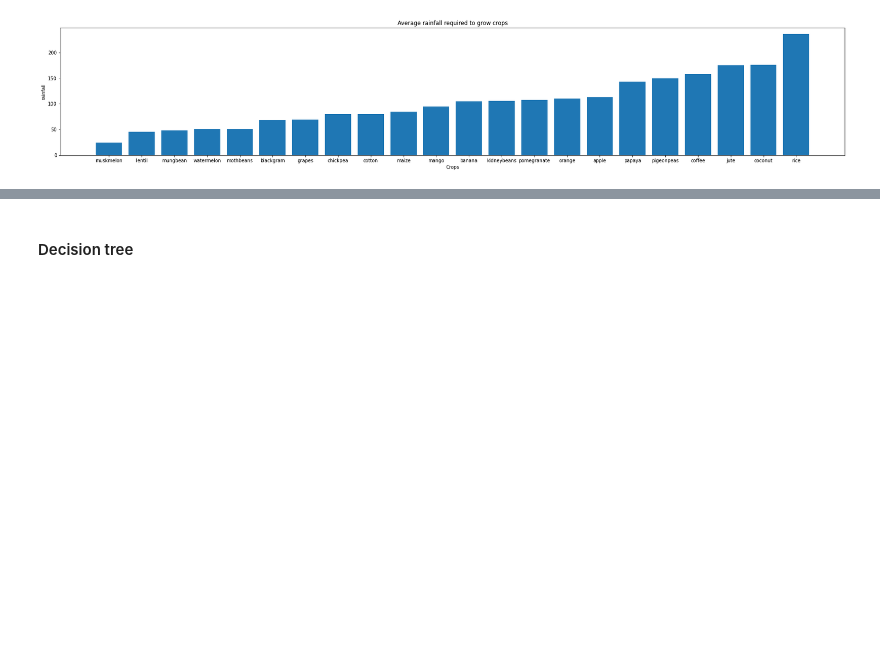
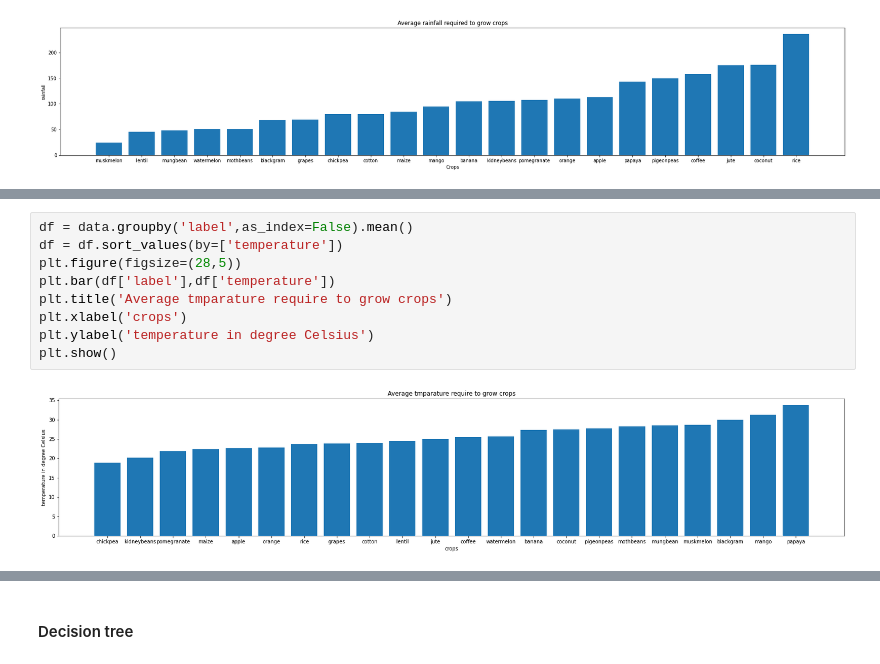
Before and after one commit to satishjasthi/MachineLearningProjects, a Jupyter notebook: Model1.ipynb, the cells around one changed output, grey strips where cells are left out. Saved outputs shown, nothing was run; the diff lists cells and outputs as text; blank space fills up the shorter version.

```diff
--- a/Model1.ipynb
+++ b/Model1.ipynb
@@ -140,0 +166,11 @@ Text(0.5, 1.0, 'Average humidity required to grow crops')
+# %%
+df = data.groupby('label',as_index=False).mean()
+df = df.sort_values(by=['temperature'])
+plt.figure(figsize=(28,5))
+plt.bar(df['label'],df['temperature'])
+plt.title('Average tmparature require to grow crops')
+plt.xlabel('crops')
+plt.ylabel('temperature in degree Celsius')
+plt.show()
+# %% [output]
+[figure, added]
```
Also changed, not shown: parts of 60 cells of this notebook.
